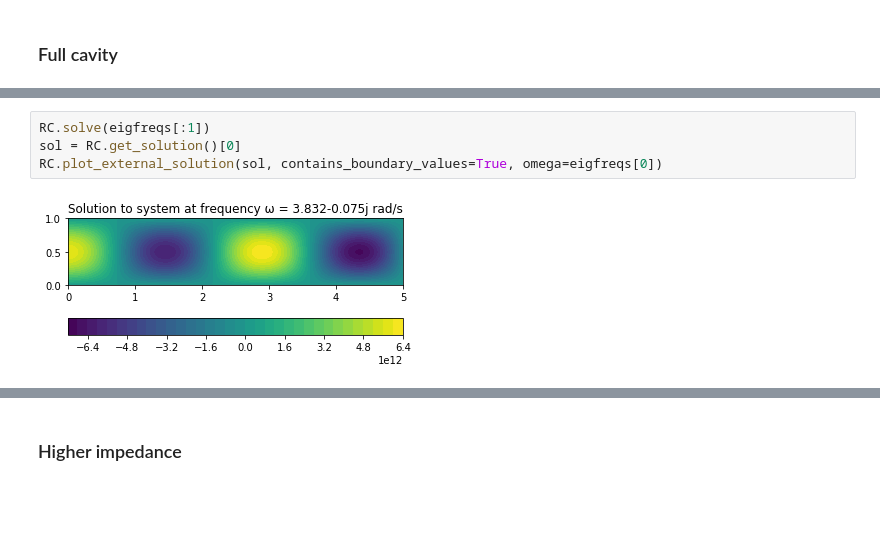
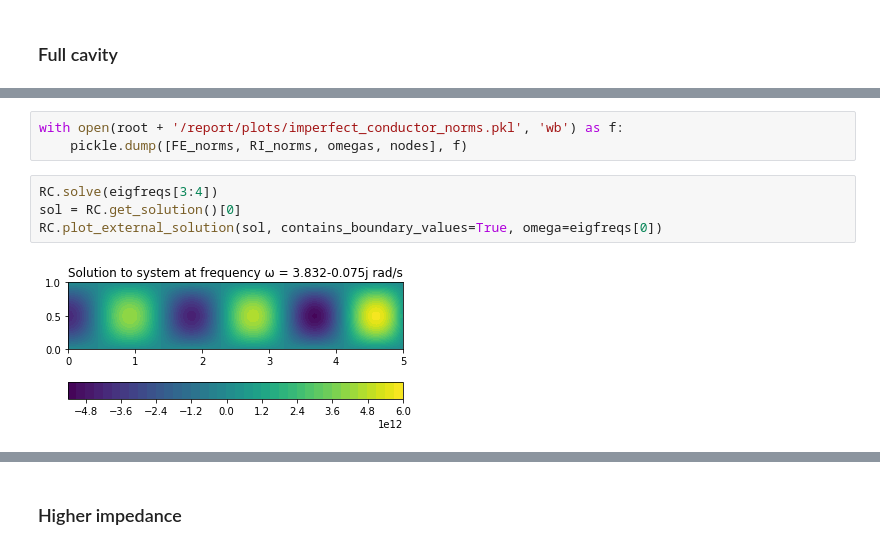
Before and after one commit to FMatti/Maxwell-MRI, a Jupyter notebook: examples/imperfect_conductor/imperfect_conductor.ipynb, the cells around one changed output, grey strips where cells are left out. Saved outputs shown, nothing was run; the diff lists cells and outputs as text; blank space fills up the shorter version.

Commit message:
add imperfect conductor plots

```diff
--- a/examples/imperfect_conductor/imperfect_conductor.ipynb
+++ b/examples/imperfect_conductor/imperfect_conductor.ipynb
@@ -82,6 +117,9 @@ plt.show()
+# %%
+with open(root + '/report/plots/imperfect_conductor_norms.pkl', 'wb') as f:
+    pickle.dump([FE_norms, RI_norms, omegas, nodes], f)
 # %%
-RC.solve(eigfreqs[:1])
+RC.solve(eigfreqs[3:4])
 sol = RC.get_solution()[0]
 RC.plot_external_solution(sol, contains_boundary_values=True, omega=eigfreqs[0])
 # %% [output]
-[figure, old version]
+[figure, new version]
```
Also changed, not shown: parts of 8 cells of this notebook, 7 other files.
